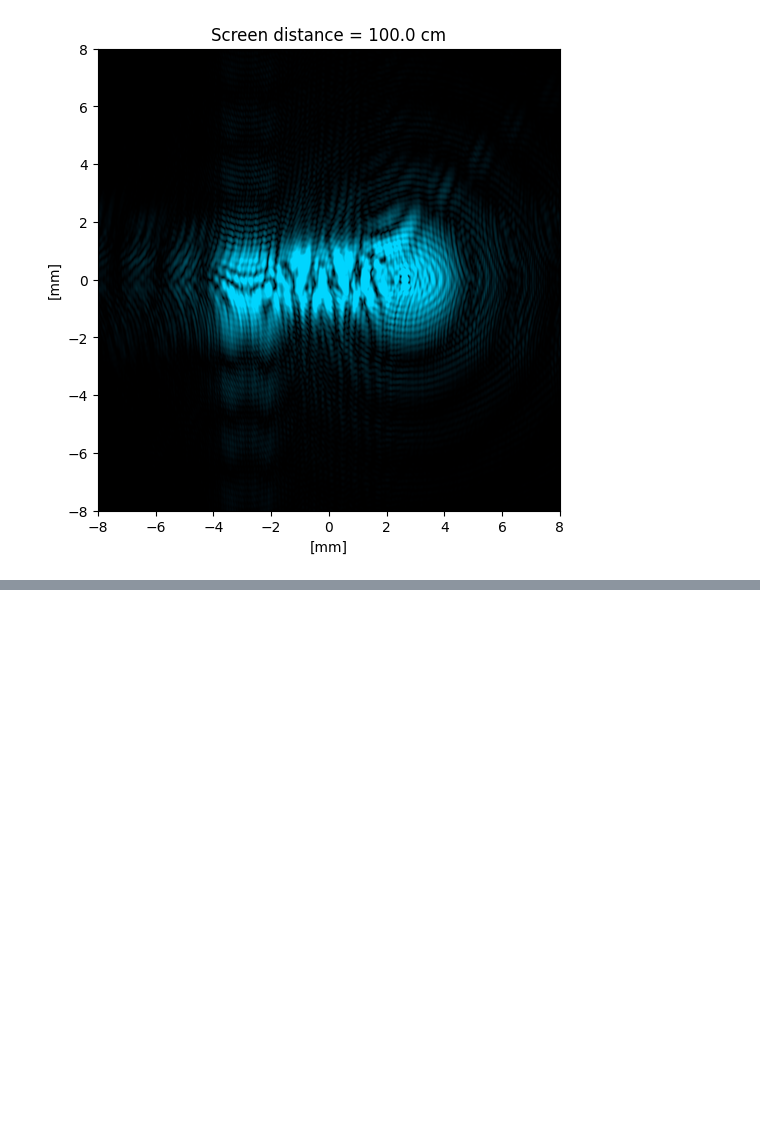
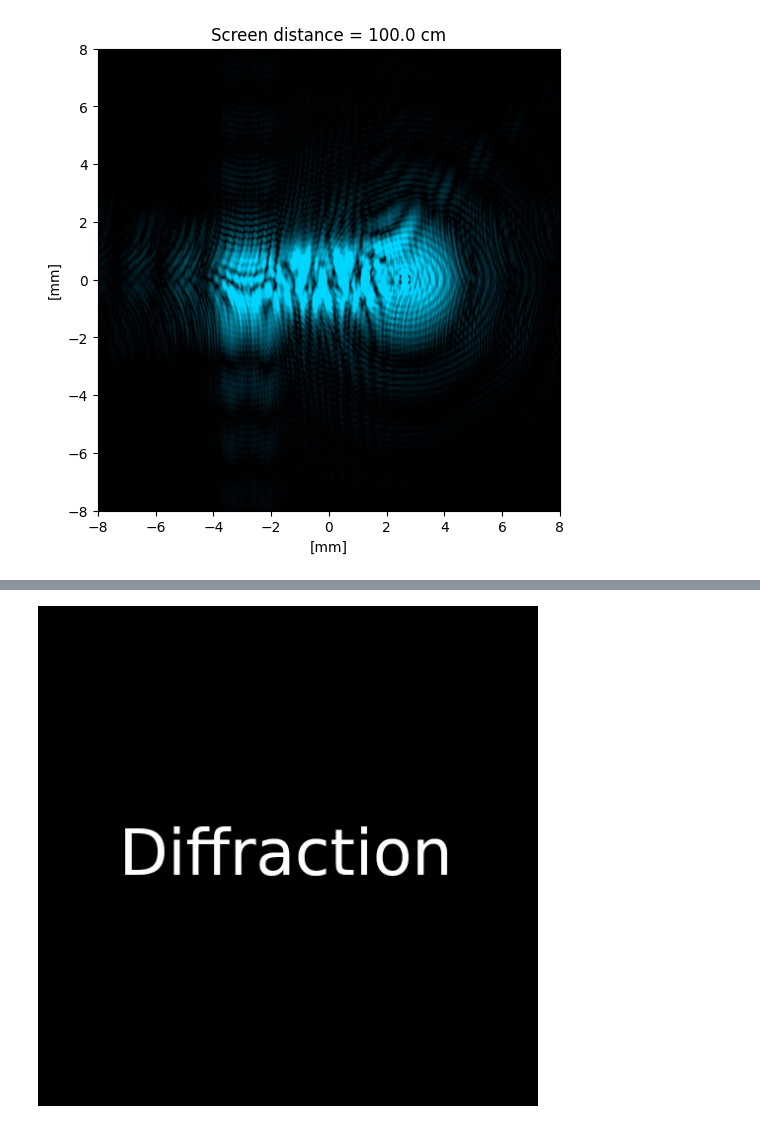
Before and after one commit to catastropiyush/diffractsim, a Jupyter notebook: diffract_sim.ipynb, the cells around one changed output, grey strips where cells are left out. Cells and saved outputs as stored; diff of their text form; code cells hidden in the pictures; blank space fills up the shorter version.

```diff
--- a/diffract_sim.ipynb
+++ b/diffract_sim.ipynb
@@ -137,0 +194,4 @@ F.plot_intensity(I, square_root = True, units = mm, grid = True, figsize = (14,5
+# %%
+display(Image('/content/diffractsim/examples/apertures/diffraction_text.jpg',width=500, height=500))
+# %% [output]
+[figure, added]
```
Also changed, not shown: parts of 18 cells of this notebook.
